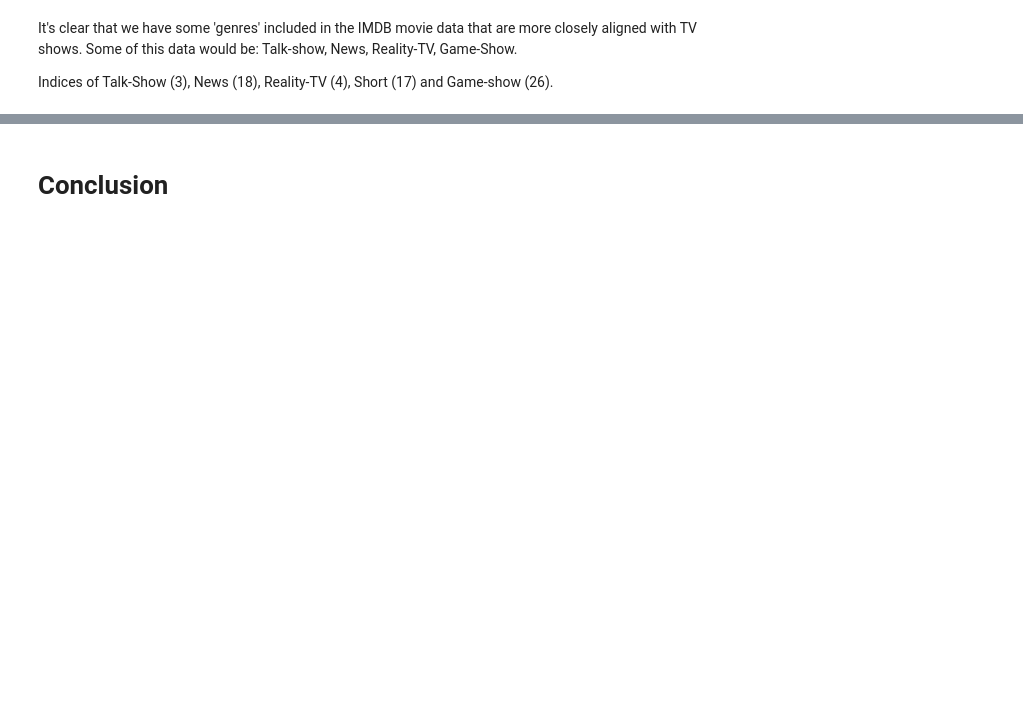
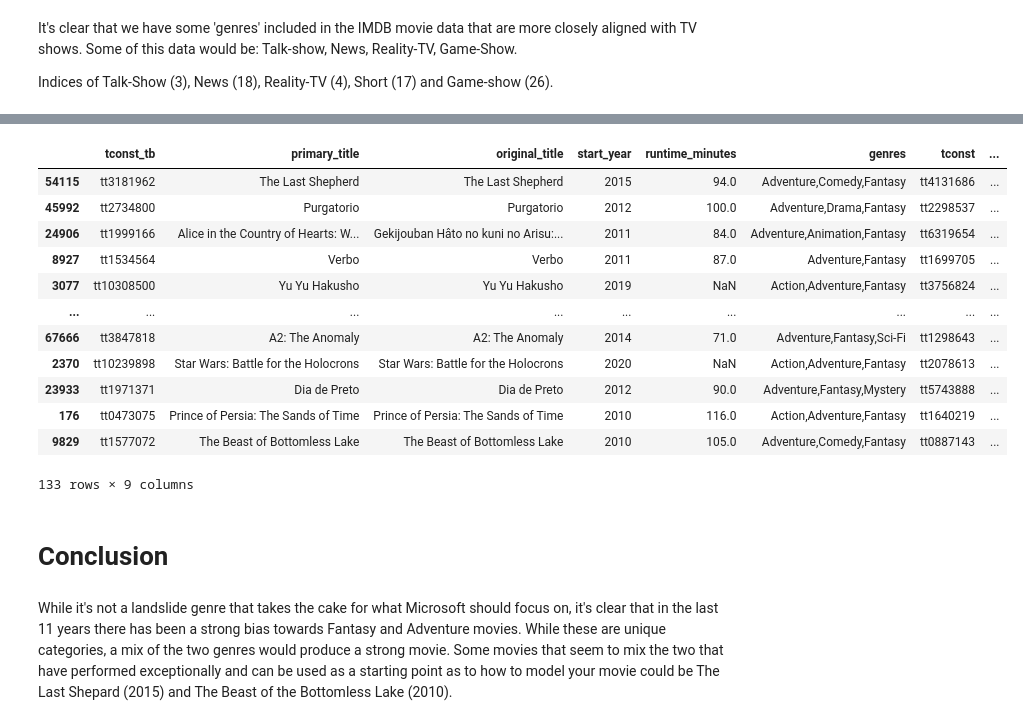
Before and after one commit to meowkaiser/STRONGEST_Project1, a Jupyter notebook: Final_notebook.ipynb, the cells around one changed output, grey strips where cells are left out. Cells and saved outputs as stored; diff of their text form; code cells hidden in the pictures; blank space fills up the shorter version.

```diff
--- a/Final_notebook.ipynb
+++ b/Final_notebook.ipynb
@@ -215,2 +215,21 @@ ax.set_ylabel('Average Rating');
+# %%
+df_adventure = df_combined[((df_combined['genres'].str.contains('Fantasy') & (df_combined['genres'].str.contains('Adventure'))))]
+df_adventure.sort_values(['averagerating'], ascending=False)
+# %% [output]
+|  | tconst_tb | primary_title | original_title | start_year | runtime_minutes | genres | tconst | ... |
+| 54115 | tt3181962 | The Last Shepherd | The Last Shepherd | 2015 | 94.0 | Adventure,Comedy,Fantasy | tt4131686 | ... |
+| 45992 | tt2734800 | Purgatorio | Purgatorio | 2012 | 100.0 | Adventure,Drama,Fantasy | tt2298537 | ... |
+| 24906 | tt1999166 | Alice in the Country of Hearts: W... | Gekijouban Hâto no kuni no Arisu:... | 2011 | 84.0 | Adventure,Animation,Fantasy | tt6319654 | ... |
+| 8927 | tt1534564 | Verbo | Verbo | 2011 | 87.0 | Adventure,Fantasy | tt1699705 | ... |
+| 3077 | tt10308500 | Yu Yu Hakusho | Yu Yu Hakusho | 2019 | NaN | Action,Adventure,Fantasy | tt3756824 | ... |
+| ... | ... | ... | ... | ... | ... | ... | ... | ... |
+| 67666 | tt3847818 | A2: The Anomaly | A2: The Anomaly | 2014 | 71.0 | Adventure,Fantasy,Sci-Fi | tt1298643 | ... |
+| 2370 | tt10239898 | Star Wars: Battle for the Holocrons | Star Wars: Battle for the Holocrons | 2020 | NaN | Action,Adventure,Fantasy | tt2078613 | ... |
+| 23933 | tt1971371 | Dia de Preto | Dia de Preto | 2012 | 90.0 | Adventure,Fantasy,Mystery | tt5743888 | ... |
+| 176 | tt0473075 | Prince of Persia: The Sands of Time | Prince of Persia: The Sands of Time | 2010 | 116.0 | Action,Adventure,Fantasy | tt1640219 | ... |
+| 9829 | tt1577072 | The Beast of Bottomless Lake | The Beast of Bottomless Lake | 2010 | 105.0 | Adventure,Comedy,Fantasy | tt0887143 | ... |
+133 rows × 9 columns
 # %% [markdown]
 # Conclusion
+# %% [markdown]
+While it's not a landslide genre that takes the cake for what Microsoft should focus on, it's clear that in the last 11 years there has been a strong bias towards Fantasy and Adventure movies. While these are unique categories, a mix of the two genres would produce a strong movie. Some movies that seem to mix the two that have performed exceptionally and can be used as a starting point as to how to model your movie could be The Last Shepard (2015) and The Beast of the Bottomless Lake (2010).
```
Also changed, not shown: parts of 3 cells of this notebook, 1 other file.
